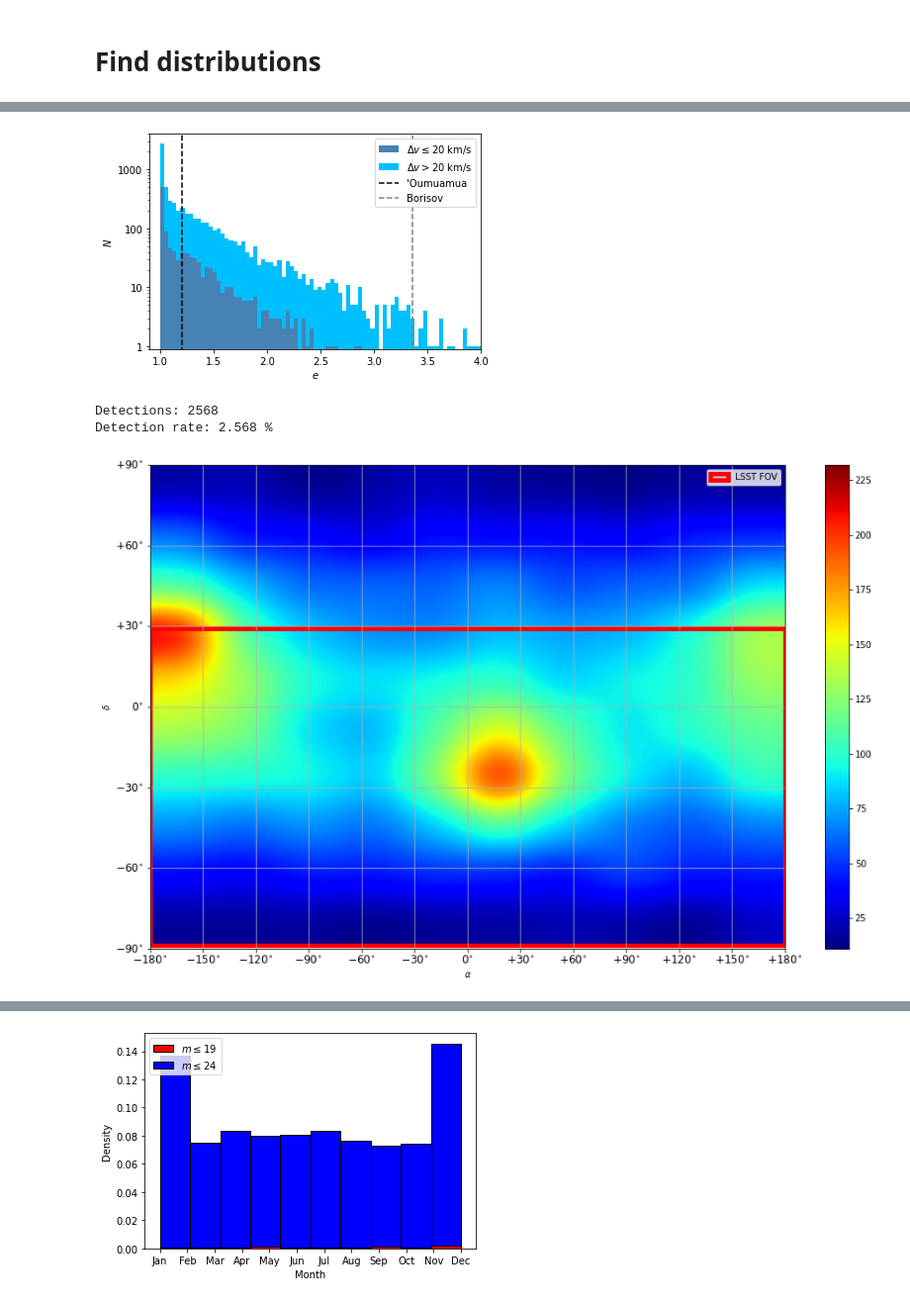
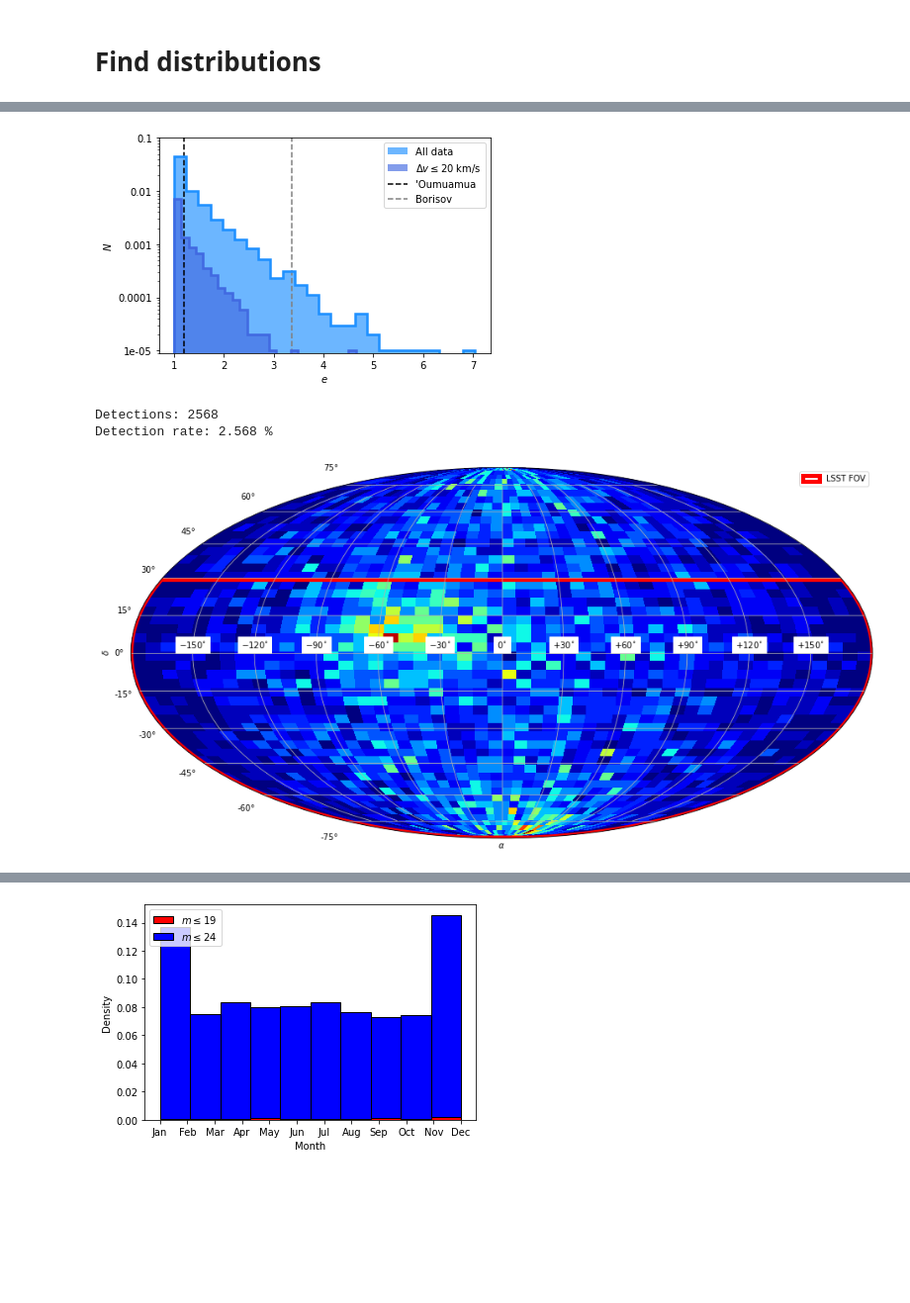
Before and after one commit to djhoover717/ISOAnalysis, a Jupyter notebook: iso_analysis_v4.ipynb, the cells around one changed output, grey strips where cells are left out. Shown at 99% size. Cells and saved outputs as stored; diff of their text form; code cells hidden in the pictures; blank space fills up the shorter version.

Commit message:
Switched to Mollweide projections

```diff
--- a/iso_analysis_v4.ipynb
+++ b/iso_analysis_v4.ipynb
@@ -73,4 +73,13 @@ orbits['vel'] = np.dstack((orbits['vx'], orbits['vy'], orbits['vz']))
 os.chdir('/home/devin/Documents/ISOAnalysis-main/')
 # %% [markdown]
 # Find distributions
+# %%
+min_dist = np.zeros(NDETECT)
+min_dist_time = np.zeros_like(min_dist)
+for i in range(NDETECT):
+    spl = cs(orbits['time'][i], orbits['dist'][i])
+    new_times = np.linspace(np.min(orbits['time'][i]), \
+                           np.max(orbits['time'][i]), 1000000)
+    min_dist[i] = np.min(spl(new_times))
+    min_dist_time[i] = new_times[spl(new_times)==min_dist[i]][0]
 # %%
@@ -95,23 +102,16 @@ plt.show()
 waittime = np.zeros(NDETECT)
 for i in range(NDETECT):
     det_ind = np.where(orbits['mag'][i] <= 24.)[0][0]
-    min_dist_ind = np.where(orbits['dist'][i] == min_dist[i])
     waittime[i] = np.abs(orbits['time'][i][det_ind] - \
-                      orbits['time'][i][min_dist_ind])
+                      min_dist_time[i])
 waittime = waittime/(60*60*24)
 
-plt.hist(waittime, bins='auto', color='darkcyan')
-n, bins = np.histogram(waittime, bins=18)
-spl = cs(bins[:-1], n)
-
-new_waittime = np.linspace(min(waittime), max(waittime), 100000)
-plt.plot(new_waittime, spl(new_waittime), color='blue', \
-                 label='Interpolation')
-plt.fill_between(new_waittime, spl(new_waittime), \
-                 color='blue', alpha=0.25)
+plt.hist(waittime, bins='auto', color='turquoise', alpha=0.65, \
+        label=r'$m\leq 24$')
+plt.hist(waittime, bins='auto', edgecolor='darkcyan', fill=None, \
+        lw=2.5, histtype='step')
 
 plt.xlabel('Wait time (days)')
-plt.xlim(-5, 100)
 plt.ylabel(r'$N$')
 
 plt.legend(loc='upper right')
@@ -203,28 +220,32 @@ plt.show()
 # %%
-plt.vlines(1.201, 0, 5000, label="'Oumuamua", linestyles='dashed', \
+plt.vlines(1.201, 0, 50000, label="'Oumuamua", linestyles='dashed', \
           colors='black')
-plt.vlines(3.357, 0, 5000, label="Borisov", linestyles='dashed', \
+plt.vlines(3.357, 0, 50000, label="Borisov", linestyles='dashed', \
           colors='grey')
 
-plt.hist([orbits['e'][(low_dv)*(waittime!=0)], \
-        orbits['e'][(~low_dv)*(waittime!=0)]], bins='auto', \
-        color=['steelblue', 'deepskyblue'], stacked=True, \
-        label=[r'$\Delta v\leq20$ km/s', r'$\Delta v > 20$ km/s'])
+plt.hist(orbits['e'], bins=25, color='dodgerblue', alpha=0.65, \
+       label='All data')
+plt.hist(orbits['e'], bins=25, edgecolor='dodgerblue', fill=None, \
+       histtype='step', lw=2.5)
+plt.hist(orbits['e'][low_dv], bins=25, color='royalblue', \
+       alpha=0.65, label=r'$\Delta v\leq 20$ km/s')
+plt.hist(orbits['e'][low_dv], bins=25, edgecolor='royalblue', \
+       fill=None, histtype='step', lw=2.5)
 
 plt.xlabel(r'$e$')
-plt.xlim(0.9, 4)
 
 plt.ylabel(r'$N$')
 plt.yscale('log')
 plt.ylim(9*10**-1, 4*10**3)
-plt.yticks([10**0, 10**1, 10**2, 10**3], [1, 10, 100, 1000])
+plt.yticks([10**0, 10**1, 10**2, 10**3, 10**4], \
+           np.array([1, 10, 100, 1000, 10000])/NSAMPLES)
 
 plt.legend(loc='upper right')
 plt.savefig('figures/e_hist.pdf', bbox_inches='tight', \
                     dpi=250)
 plt.show()
 # %% [output]
-[figure, old version]
+[figure, new version]
 # %%
 detectable = (orbits['mag'] <= 24)*(orbits['pos_horiz'][:, :, 1] > np.radians(30.))*(orbits['solar_pos_horiz'][:, :, 1] < np.radians(-18.))
 detectable = np.any(detectable==True, axis=1)
@@ -248,43 +269,40 @@ for i in range(NDETECT):
     if True in det:
         j = np.where(orbits['mag'][i][det] == orbits['mag'][i][det][0])
         det_pos.append(orbits['pos_eq'][i][det][j])
     if True in lsst:
         j = np.where(orbits['mag'][i][lsst] == orbits['mag'][i][lsst][0])
         lsst_pos.append(orbits['pos_eq'][i][lsst][j])
         lsst_mag.append(orbits['mag'][i][lsst][j])
 
 det_pos = np.reshape(det_pos, (NDETECT, 2))
 lsst_pos = np.reshape(lsst_pos, (nobs, 2))
 lsst_mag = np.reshape(lsst_mag, nobs)
 
-plt.figure(figsize=(16, 10))
+fig = plt.figure(figsize=(16, 10))
+ax = plt.subplot(111, projection='mollweide')
 
-H, xedges, yedges = np.histogram2d(det_pos[:, 0], det_pos[:, 1], bins=10)
-plt.imshow(H.transpose()[::-1], extent=[xedges[0], xedges[-1], yedges[0], yedges[-1]], \
-           interpolation='gaussian', aspect='auto', cmap='jet')
+H, xedges, yedges = np.histogram2d(det_pos[:, 0], det_pos[:, 1], bins=50)
+im = ax.pcolormesh(xedges, yedges, H, cmap='jet', shading='auto')
 
 ax = plt.gca()
 ax.add_patch(Rectangle((np.min(lsst_pos[:, 0]), np.min(lsst_pos[:, 1])), \
     np.max(lsst_pos[:, 0])-np.min(lsst_pos[:, 0]), \
     np.max(lsst_pos[:, 1])-np.min(lsst_pos[:, 1]), \
     fill=None, lw=5, edgecolor='red', label='LSST FOV'))
 
 plt.xlabel(r'$\alpha$')
-plt.xticks([-pi, -5*pi/6, -2*pi/3, -pi/2, -pi/3, -pi/6, 0, pi/6, pi/3, pi/2, 2*pi/3, 5*pi/6, pi], [r'$-180^{\circ}$', \
+plt.xticks([-5*pi/6, -2*pi/3, -pi/2, -pi/3, -pi/6, 0, pi/6, pi/3, pi/2, 2*pi/3, 5*pi/6], [ \
         r'$-150^{\circ}$', r'$-120^{\circ}$', r'$-90^{\circ}$', r'$-60^{\circ}$', r'$-30^{\circ}$', r'$0^{\circ}$', \
-        r'$+30^{\circ}$', r'$+60^{\circ}$', r'$+90^{\circ}$', r'$+120^{\circ}$', r'$+150^{\circ}$', r'$+180^{\circ}$'], \
-          fontsize=12)
+        r'$+30^{\circ}$', r'$+60^{\circ}$', r'$+90^{\circ}$', r'$+120^{\circ}$', r'$+150^{\circ}$'], \
+        backgroundcolor='white')
 
 plt.ylabel(r'$\delta$')
-plt.yticks([-pi/2, -pi/3, -pi/6, 0, pi/6, pi/3, pi/2], [r'$-90^{\circ}$', r'$-60^{\circ}$', r'$-30^{\circ}$', \
-        r'$0^{\circ}$', r'$+30^{\circ}$', r'$+60^{\circ}$', r'$+90^{\circ}$'], fontsize=12)
 plt.grid(True)
-plt.colorbar()
 plt.legend(loc='upper right')
 
 plt.savefig('figures/detectable_pos.pdf', bbox_inches='tight', dpi=250)
 plt.show()
 # %% [output]
-[figure, old version]
+[figure, new version]
 # %%
 plt.figure(figsize=(16,10))
```
Also changed, not shown: parts of 7 cells of this notebook.
